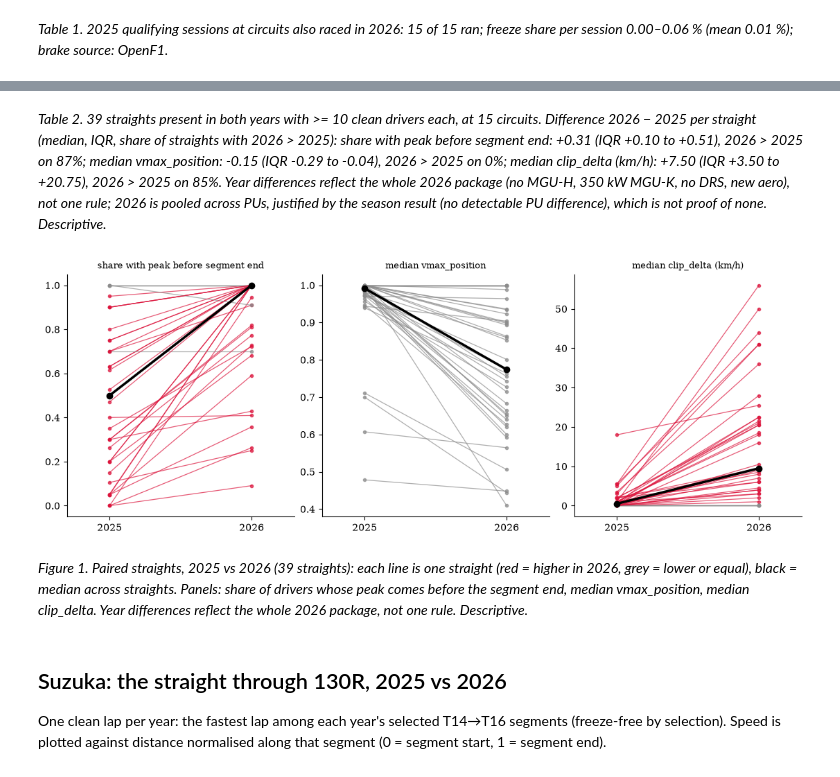
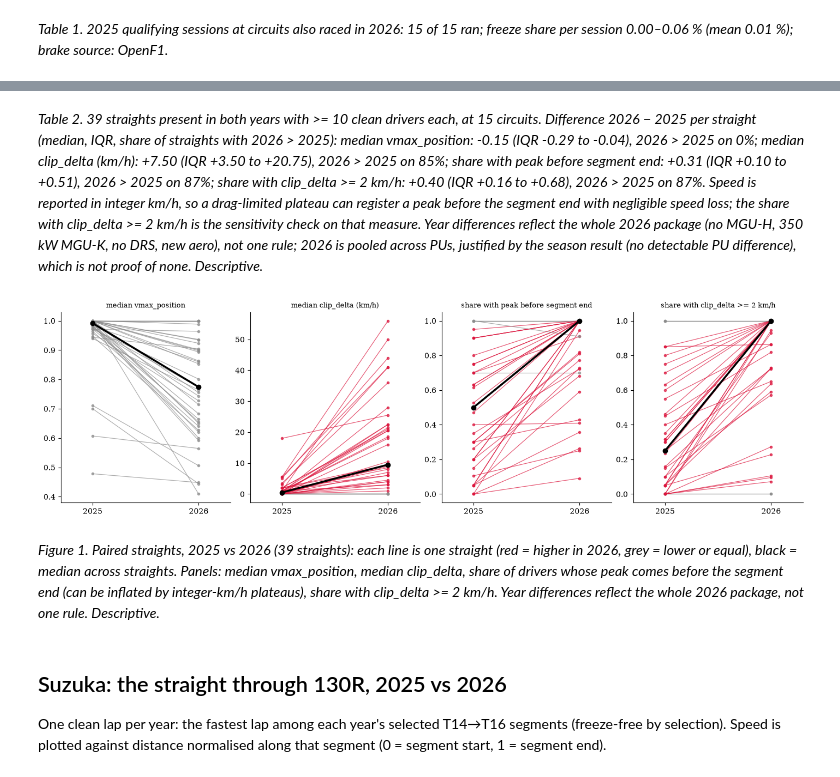
Before and after one commit to see7ien/Flat-Out, a Jupyter notebook: 03_regulations.ipynb, the cells around one changed output, grey strips where cells are left out. Cells and saved outputs as stored; diff of their text form; code cells hidden in the pictures.

Commit message:
robustness checks

```diff
--- a/03_regulations.ipynb
+++ b/03_regulations.ipynb
@@ -224,14 +150,23 @@ def load_year(year, out, rnd_col):
 
 
 seg = pd.concat([load_year(2025, OUT25, "Round25"), load_year(2026, OUT26, "Round26")], ignore_index=True)
-per = seg.groupby(["Straight", "Year"]).agg(PeakBeforeEnd=("vmax_position", lambda x: (x < 1).mean()),
-                                            vmax_position=("vmax_position", "median"), clip_delta=("clip_delta", "median"),
+per = seg.groupby(["Straight", "Year"]).agg(vmax_position=("vmax_position", "median"), clip_delta=("clip_delta", "median"),
+                                            PeakBeforeEnd=("vmax_position", lambda x: (x < 1).mean()),
+                                            Clip2Share=("clip_delta", lambda x: (x >= 2).mean()),
                                             Drivers=("Driver", "nunique")).unstack("Year").dropna()
-METRICS = {"PeakBeforeEnd": "share with peak before segment end", "vmax_position": "median vmax_position", "clip_delta": "median clip_delta (km/h)"}
-diff = pd.DataFrame({m: per[(m, 2026)] - per[(m, 2025)] for m in METRICS})
-summary = pd.DataFrame({m: {"n straights": len(diff), "median 2025": per[(m, 2025)].median(), "median 2026": per[(m, 2026)].median(),
-                            "median difference": diff[m].median(), "q25": diff[m].quantile(.25), "q75": diff[m].quantile(.75),
-                            "share 2026 > 2025": (diff[m] > 0).mean()} for m in METRICS}).T
+METRICS = {"vmax_position": "median vmax_position", "clip_delta": "median clip_delta (km/h)",
+           "PeakBeforeEnd": "share with peak before segment end", "Clip2Share": "share with clip_delta >= 2 km/h"}
+
+
+def paired_summary(per):
+    """Per metric: n straights, median per year, median and IQR of the 2026 - 2025 difference, shares of straights higher/lower in 2026."""
+    d = pd.DataFrame({m: per[(m, 2026)] - per[(m, 2025)] for m in METRICS})
+    return pd.DataFrame({m: {"n straights": len(d), "median 2025": per[(m, 2025)].median(), "median 2026": per[(m, 2026)].median(),
+                             "median difference": d[m].median(), "q25": d[m].quantile(.25), "q75": d[m].quantile(.75),
+                             "share 2026 > 2025": (d[m] > 0).mean(), "share 2026 < 2025": (d[m] < 0).mean()} for m in METRICS}).T, d
+
+
+summary, diff = paired_summary(per)
 print(per.round(2).to_string(), "\n")
 summary.round(2)
 # %% [output]
@@ -262,30 +198,33 @@ caption("Table", "paired", f"{len(diff)} straights present in both years with >=
         "2026 > 2025): " + "; ".join(
             f"{METRICS[m]}: {diff[m].median():+.2f} (IQR {diff[m].quantile(.25):+.2f} to {diff[m].quantile(.75):+.2f}), 2026 > 2025 on "
             f"{(diff[m] > 0).mean():.0%}" for m in METRICS)
-        + ". Year differences reflect the whole 2026 package (no MGU-H, 350 kW MGU-K, no DRS, new aero), not one rule; 2026 is pooled across PUs, "
-        "justified by the season result (no detectable PU difference), which is not proof of none. Descriptive.")
+        + ". Speed is reported in integer km/h, so a drag-limited plateau can register a peak before the segment end with negligible speed loss; "
+        "the share with clip_delta >= 2 km/h is the sensitivity check on that measure. Year differences reflect the whole 2026 package (no MGU-H, "
+        "350 kW MGU-K, no DRS, new aero), not one rule; 2026 is pooled across PUs, justified by the season result (no detectable PU difference), "
+        "which is not proof of none. Descriptive.")
 # %% [output]
-*Table 2. 39 straights present in both years with >= 10 clean drivers each, at 15 circuits. Difference 2026 − 2025 per straight (median, IQR, share of straights with 2026 > 2025): share with peak before segment end: +0.31 (IQR +0.10 to +0.51), 2026 > 2025 on 87%; median vmax_position: -0.15 (IQR -0.29 to -0.04), 2026 > 2025 on 0%; median clip_delta (km/h): +7.50 (IQR +3.50 to +20.75), 2026 > 2025 on 85%. Year differences reflect the whole 2026 package (no MGU-H, 350 kW MGU-K, no DRS, new aero), not one rule; 2026 is pooled across PUs, justified by the season result (no detectable PU difference), which is not proof of none. Descriptive.*
+*Table 2. 39 straights present in both years with >= 10 clean drivers each, at 15 circuits. Difference 2026 − 2025 per straight (median, IQR, share of straights with 2026 > 2025): median vmax_position: -0.15 (IQR -0.29 to -0.04), 2026 > 2025 on 0%; median clip_delta (km/h): +7.50 (IQR +3.50 to +20.75), 2026 > 2025 on 85%; share with peak before segment end: +0.31 (IQR +0.10 to +0.51), 2026 > 2025 on 87%; share with clip_delta >= 2 km/h: +0.40 (IQR +0.16 to +0.68), 2026 > 2025 on 87%. Speed is reported in integer km/h, so a drag-limited plateau can register a peak before the segment end with negligible speed loss; the share with clip_delta >= 2 km/h is the sensitivity check on that measure. Year differences reflect the whole 2026 package (no MGU-H, 350 kW MGU-K, no DRS, new aero), not one rule; 2026 is pooled across PUs, justified by the season result (no detectable PU difference), which is not proof of none. Descriptive.*
 # %%
-fig, axes = plt.subplots(1, len(METRICS), figsize=(11, 4), layout="constrained")
+fig, axes = plt.subplots(1, len(METRICS), figsize=(14, 4), layout="constrained")
 for ax, (m, label) in zip(axes, METRICS.items()):
     for s, r in per.iterrows():
         up = r[(m, 2026)] > r[(m, 2025)]
         ax.plot([0, 1], [r[(m, 2025)], r[(m, 2026)]], color="crimson" if up else "0.55", lw=0.9, alpha=0.7, marker="o", ms=3)
     ax.plot([0, 1], [per[(m, 2025)].median(), per[(m, 2026)].median()], color="black", lw=2.5, marker="o", ms=6)
     ax.set_xticks([0, 1], ["2025", "2026"])
     ax.set_xlim(-0.3, 1.3)
     ax.set_title(label, fontsize=9)
 fig.savefig(FIG / "fig_regs_paired_straights.pdf")
 plt.show()
 # %% [output]
-[figure, old version]
+[figure, new version]
 # %%
 caption("Figure", "paired", f"Paired straights, 2025 vs 2026 ({len(per)} straights): each line is one straight (red = higher in 2026, grey = lower or equal), "
-        "black = median across straights. Panels: share of drivers whose peak comes before the segment end, median vmax_position, median clip_delta. "
+        "black = median across straights. Panels: median vmax_position, median clip_delta, share of drivers whose peak comes before the segment end "
+        "(can be inflated by integer-km/h plateaus), share with clip_delta >= 2 km/h. "
         "Year differences reflect the whole 2026 package, not one rule. Descriptive.")
 # %% [output]
-*Figure 1. Paired straights, 2025 vs 2026 (39 straights): each line is one straight (red = higher in 2026, grey = lower or equal), black = median across straights. Panels: share of drivers whose peak comes before the segment end, median vmax_position, median clip_delta. Year differences reflect the whole 2026 package, not one rule. Descriptive.*
+*Figure 1. Paired straights, 2025 vs 2026 (39 straights): each line is one straight (red = higher in 2026, grey = lower or equal), black = median across straights. Panels: median vmax_position, median clip_delta, share of drivers whose peak comes before the segment end (can be inflated by integer-km/h plateaus), share with clip_delta >= 2 km/h. Year differences reflect the whole 2026 package, not one rule. Descriptive.*
 # %% [markdown]
 ## Suzuka: the straight through 130R, 2025 vs 2026
 
```
Also changed, not shown: parts of 9 cells of this notebook, 2 other files.
